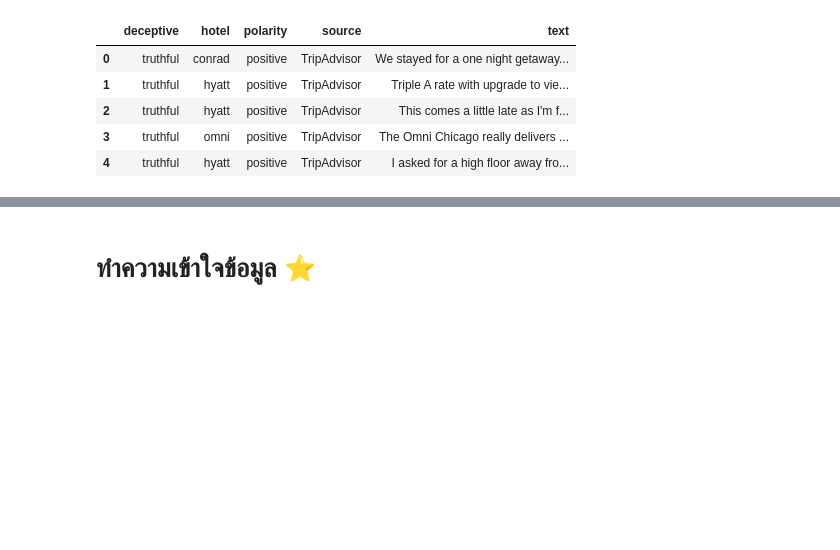
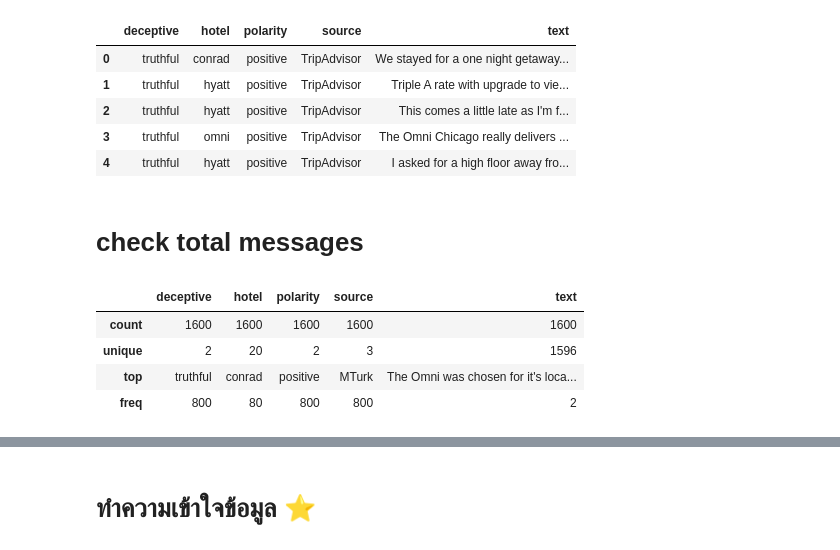
Before and after one commit to Napawan2005/NLP-TextPreprocessing, a Jupyter notebook: NLP_EDA.ipynb, the cells around one changed output, grey strips where cells are left out. Saved outputs shown, nothing was run; the diff lists cells and outputs as text; code cells hidden in the pictures; blank space fills up the shorter version.

```diff
--- a/NLP_EDA.ipynb
+++ b/NLP_EDA.ipynb
@@ -65,3 +65,13 @@ Loading data from: /kaggle/input/deceptive-opinion-spam-corpus/deceptive-opinion
 | 2 | truthful | hyatt | positive | TripAdvisor | This comes a little late as I'm f... |
 | 3 | truthful | omni | positive | TripAdvisor | The Omni Chicago really delivers ... |
 | 4 | truthful | hyatt | positive | TripAdvisor | I asked for a high floor away fro... |
+# %% [markdown]
+# check total messages
+# %%
+df.describe()
+# %% [output]
+|  | deceptive | hotel | polarity | source | text |
+| count | 1600 | 1600 | 1600 | 1600 | 1600 |
+| unique | 2 | 20 | 2 | 3 | 1596 |
+| top | truthful | conrad | positive | MTurk | The Omni was chosen for it's loca... |
+| freq | 800 | 80 | 800 | 800 | 2 |
```
Also changed, not shown: parts of 20 cells of this notebook.
